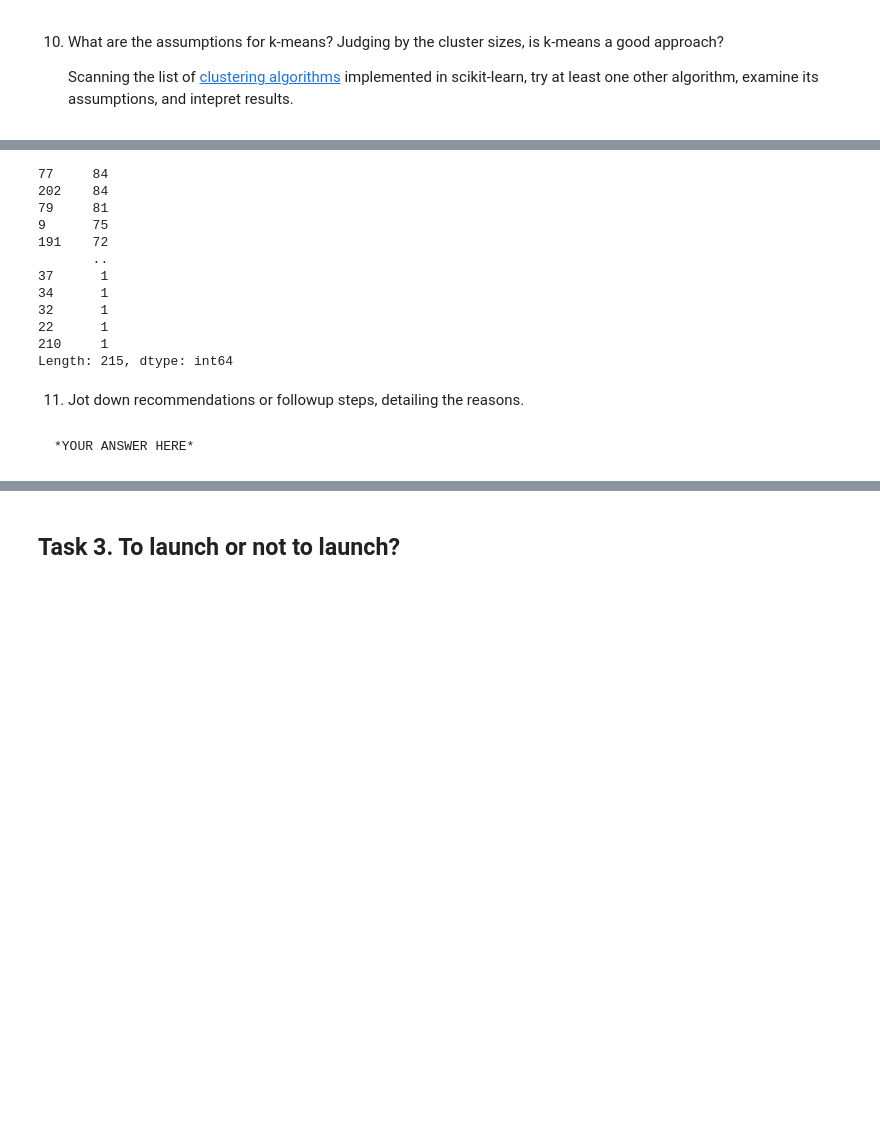
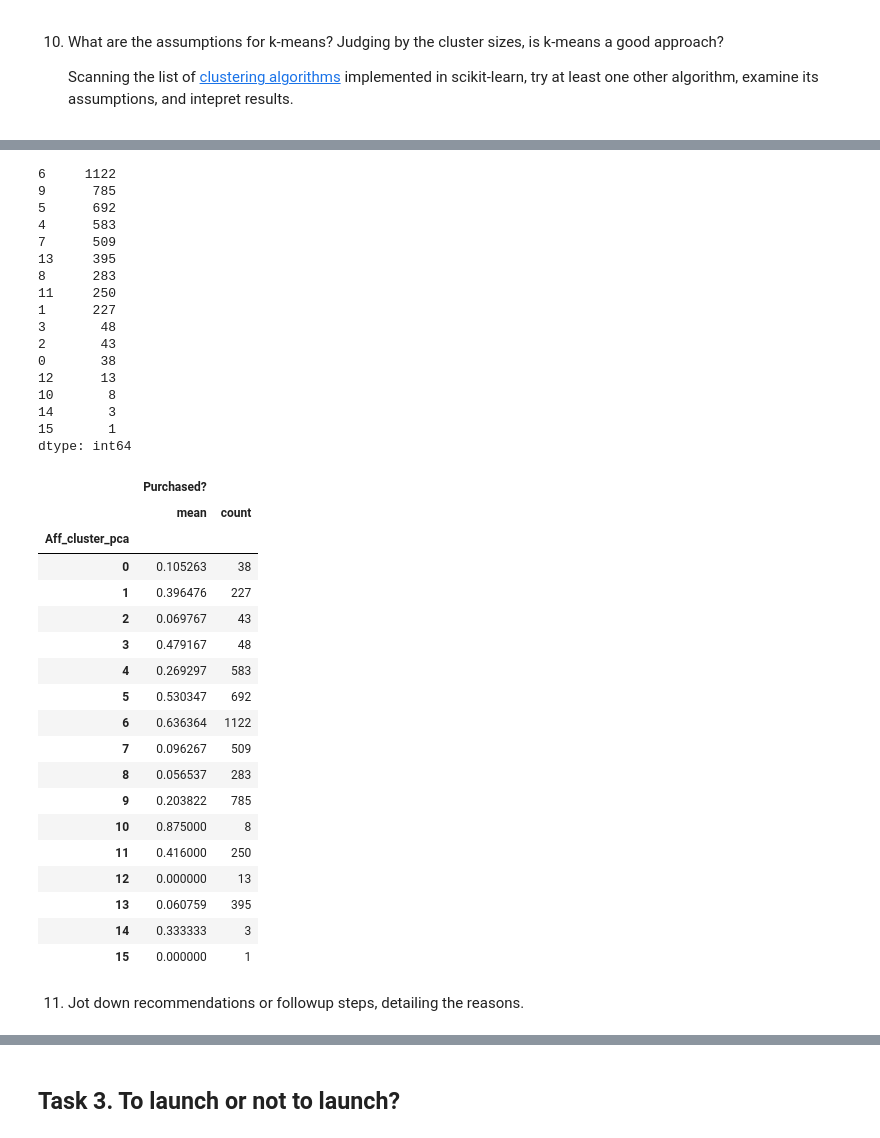
Before and after one commit to happykygo/FourthBrain, a Jupyter notebook: week-08-unsupervised-ml/nb/new-product-launch.ipynb, the cells around one changed output, grey strips where cells are left out. Cells and saved outputs as stored; diff of their text form; code cells hidden in the pictures; blank space fills up the shorter version.

```diff
--- a/week-08-unsupervised-ml/nb/new-product-launch.ipynb
+++ b/week-08-unsupervised-ml/nb/new-product-launch.ipynb
@@ -332,22 +344,48 @@ Interpret result:
 # %%
 from sklearn.cluster import AffinityPropagation
-aff_prop_cluster = AffinityPropagation().fit(X_reduced)
+aff_prop_cluster = AffinityPropagation(preference=-300).fit(X_reduced)
 
 pd.value_counts(aff_prop_cluster.labels_)
 # %% [output]
-77     84
-202    84
-79     81
-9      75
-191    72
-       ..
-37      1
-34      1
-32      1
-22      1
-210     1
-Length: 215, dtype: int64
+6     1122
+9      785
+5      692
+4      583
+7      509
+13     395
+8      283
+11     250
+1      227
+3       48
+2       43
+0       38
+12      13
+10       8
+14       3
+15       1
+dtype: int64
+# %%
+past['Aff_cluster_pca'] = aff_prop_cluster.labels_
+past[['Aff_cluster_pca', 'Purchased?']].groupby(['Aff_cluster_pca']).agg({'Purchased?' : ['mean', 'count']})
+# %% [output]
+|  | Purchased? |  |
+|  | mean | count |
+| Aff_cluster_pca |  |  |
+| 0 | 0.105263 | 38 |
+| 1 | 0.396476 | 227 |
+| 2 | 0.069767 | 43 |
+| 3 | 0.479167 | 48 |
+| 4 | 0.269297 | 583 |
+| 5 | 0.530347 | 692 |
+| 6 | 0.636364 | 1122 |
+| 7 | 0.096267 | 509 |
+| 8 | 0.056537 | 283 |
+| 9 | 0.203822 | 785 |
+| 10 | 0.875000 | 8 |
+| 11 | 0.416000 | 250 |
+| 12 | 0.000000 | 13 |
+| 13 | 0.060759 | 395 |
+| 14 | 0.333333 | 3 |
+| 15 | 0.000000 | 1 |
 # %% [markdown]
 11. Jot down recommendations or followup steps, detailing the reasons.
-# %% [markdown]
-    *YOUR ANSWER HERE*
```
Also changed, not shown: parts of 21 cells of this notebook.
